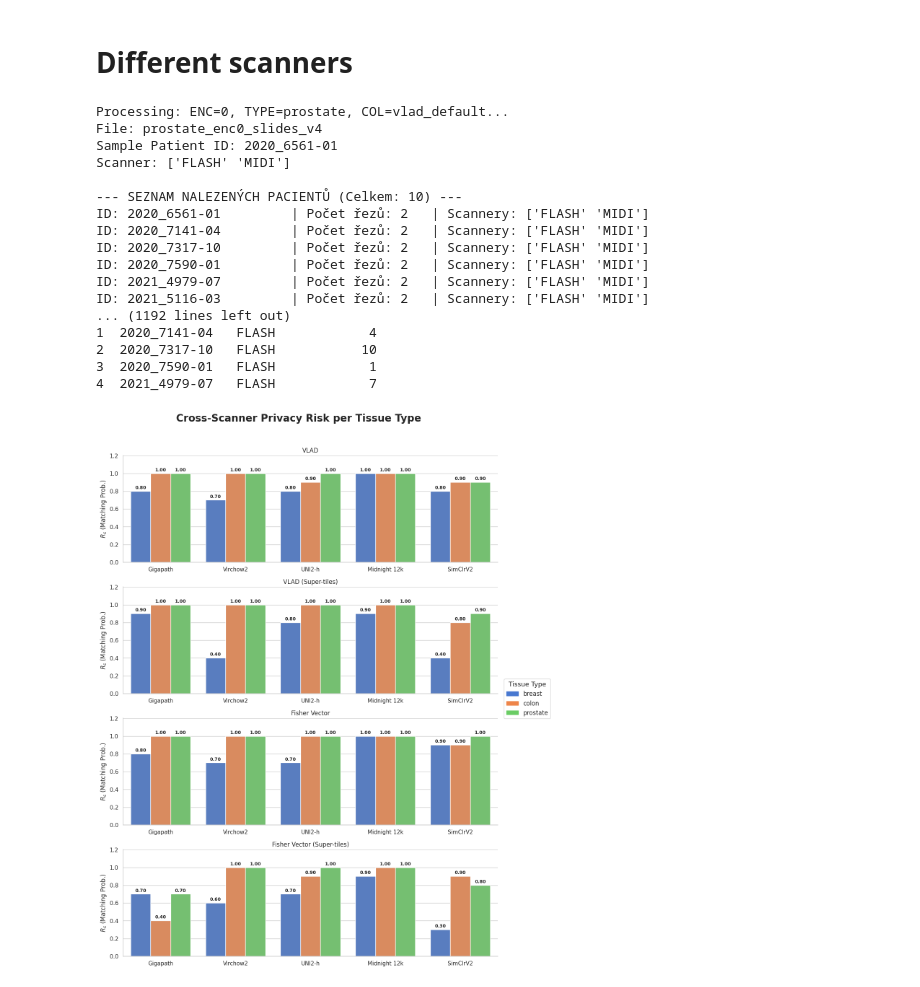
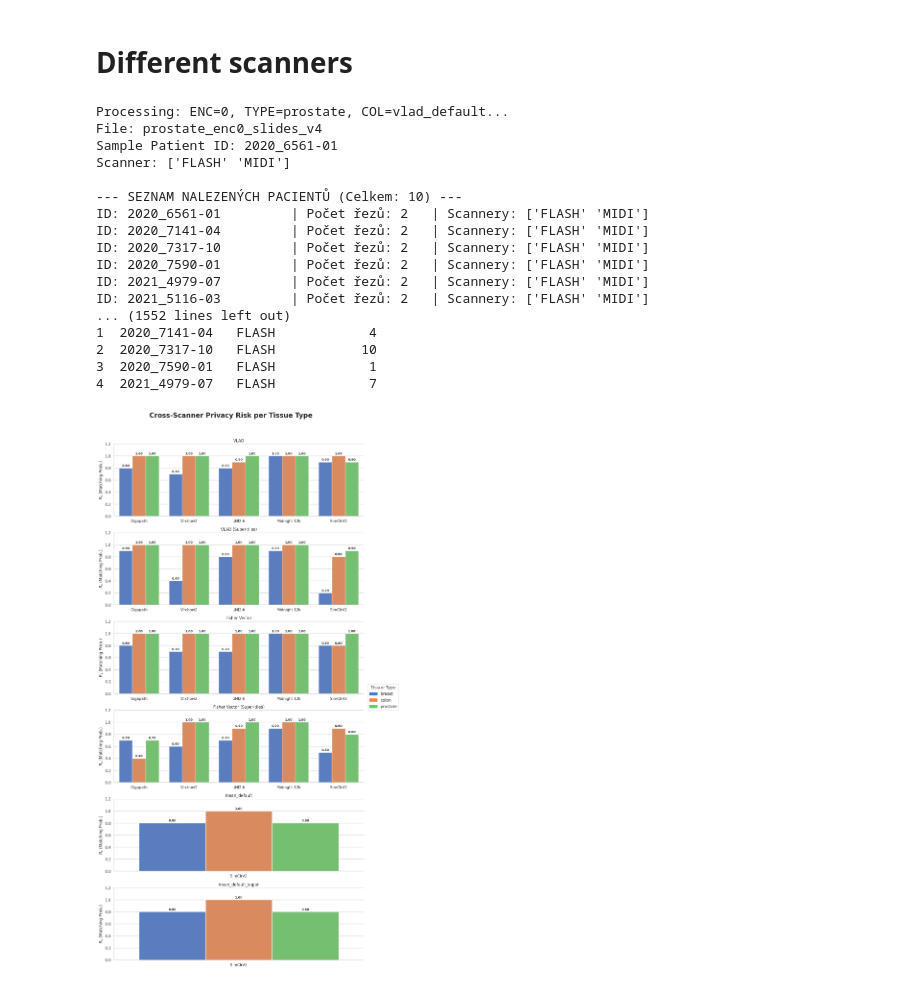
Before and after one commit to RationAI/similarity, a Jupyter notebook: examples/analyze.ipynb, the cells around one changed output. Drawn from its saved outputs; the diff is of its cells as text; code cells hidden in the pictures.

Commit message:
feat: added mean poolings to the graphs

```diff
--- a/examples/analyze.ipynb
+++ b/examples/analyze.ipynb
@@ -1133,6 +1133,8 @@ emb_col = [
     "vlad_default_super",
     "fisher_default",
     "fisher_default_super",
+    "mean_default",
+    "mean_default_super"
 ]
 
 types = ["prostate", "breast", "colon"]
@@ -1354,7 +1356,7 @@ ID: 2020_7317-10         | Počet řezů: 2   | Scannery: ['FLASH' 'MIDI']
 ID: 2020_7590-01         | Počet řezů: 2   | Scannery: ['FLASH' 'MIDI']
 ID: 2021_4979-07         | Počet řezů: 2   | Scannery: ['FLASH' 'MIDI']
 ID: 2021_5116-03         | Počet řezů: 2   | Scannery: ['FLASH' 'MIDI']
-... (1192 lines left out)
+... (1552 lines left out)
 1  2020_7141-04   FLASH            4
 2  2020_7317-10   FLASH           10
 3  2020_7590-01   FLASH            1
@@ -1372,7 +1374,9 @@ if not df_results.empty:
         "vlad_default": "VLAD",
         "vlad_default_super": "VLAD (Super-tiles)",
         "fisher_default": "Fisher Vector",
-        "fisher_default_super": "Fisher Vector (Super-tiles)"
+        "fisher_default_super": "Fisher Vector (Super-tiles)",
+        "mean_default": "mean_default",
+        "mean_default_super": "mean_default_super",
     }
 
     # Aktualizované názvy enkodérů
@@ -1388,7 +1392,7 @@ if not df_results.empty:
     df_results['encoder_name'] = df_results['enc'].map(nice_encoder_names).fillna(df_results['enc'])
 
     # Seřazení
-    methods_order = ["VLAD", "VLAD (Super-tiles)", "Fisher Vector", "Fisher Vector (Super-tiles)"]
+    methods_order = ["VLAD", "VLAD (Super-tiles)", "Fisher Vector", "Fisher Vector (Super-tiles)", "mean_default", "mean_default_super"]
     df_results['method_nice'] = pd.Categorical(df_results['method_nice'], categories=methods_order, ordered=True)
     df_results = df_results.sort_values(['method_nice', 'enc'])
 
@@ -1431,31 +1435,31 @@ if not df_results.empty:
                             (p.get_x() + p.get_width() / 2., val),
                             ha='center', va='center',
                             xytext=(0, 7),
                             textcoords='offset points',
                             fontsize=9, fontweight='bold')
 
     # --- 4. LEGENDA A TITULEK ---
     # Legendu dáme doprava nahoru, aby nezavazela
     palette = sns.color_palette("muted")
     tissues = sorted(df_results['type'].unique())
     patches = [mpatches.Patch(color=palette[i], label=t) for i, t in enumerate(tissues)]
 
     # Použijeme g.fig.legend pro umístění vzhledem k celému obrázku
     g.fig.legend(
         handles=patches,
         title="Tissue Type",
         loc='center right',          # Umístění vpravo uprostřed
         bbox_to_anchor=(1.12, 0.5),   # x=1.12 (vpravo za grafy), y=0.5 (střed výšky)
         ncol=1,
         fontsize=12,
         title_fontsize=13,
         frameon=True
     )
 
     plt.suptitle("Cross-Scanner Privacy Risk per Tissue Type",
                  fontsize=20, fontweight='bold', y=1.02)
 
     plt.tight_layout()
     plt.show()
 # %% [output]
-[figure, old version]
+[figure, new version]
```
